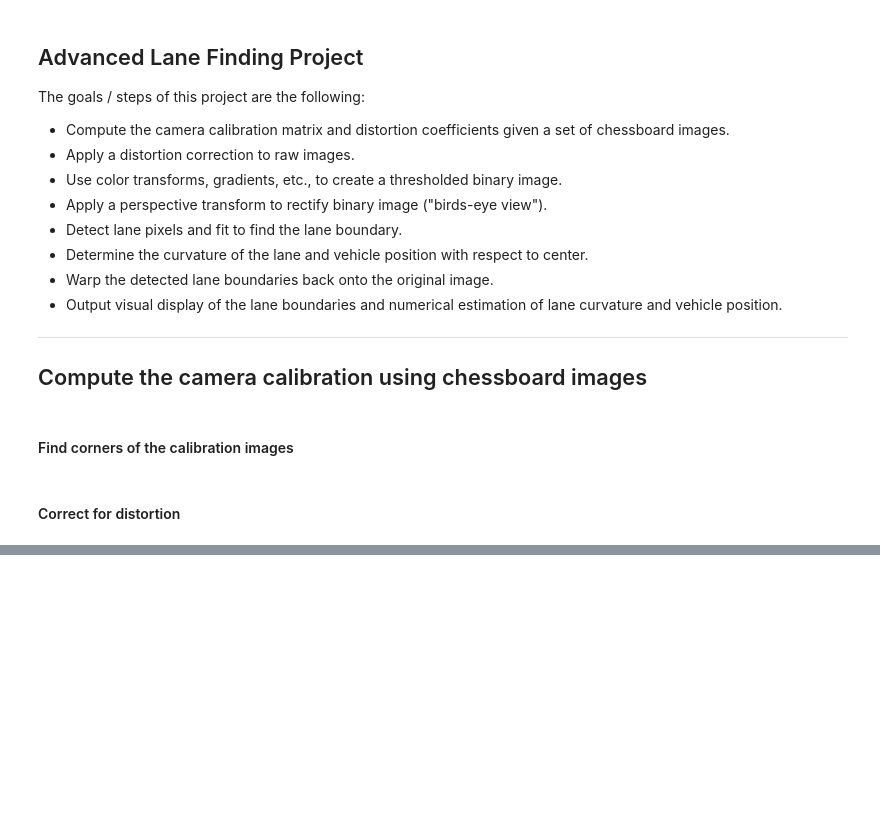
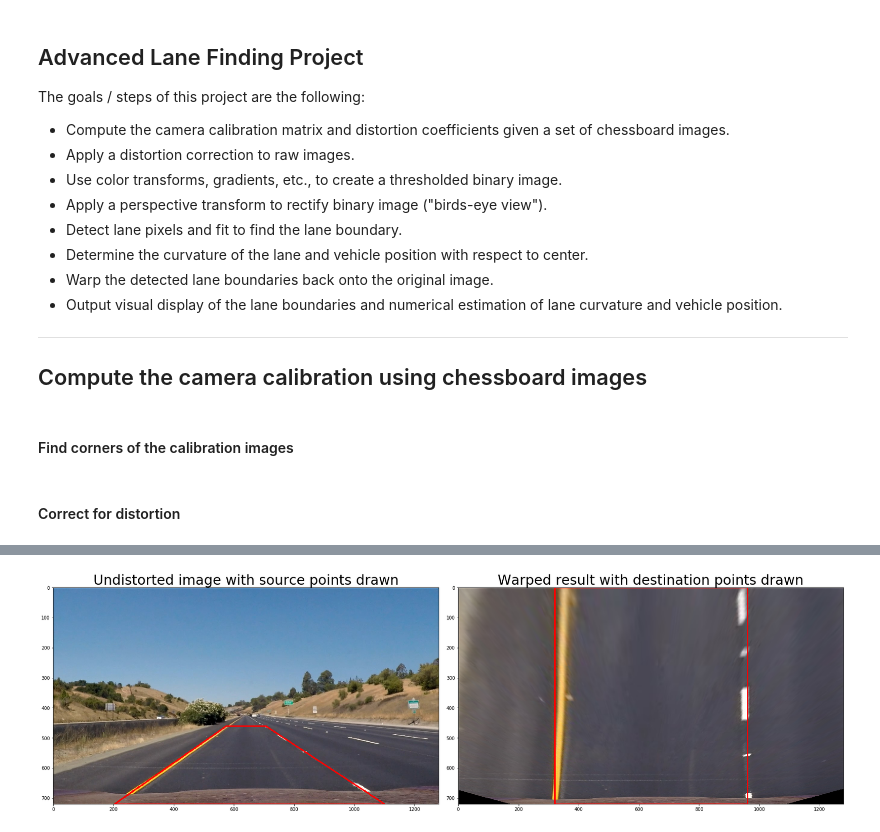
Before and after one commit to daniel-234/CarND-Advanced-Lane-Lines, a Jupyter notebook: advanced_lane_finding.ipynb, the cells around one changed output, grey strips where cells are left out. Saved outputs shown, nothing was run; the diff lists cells and outputs as text; code cells hidden in the pictures; blank space fills up the shorter version.

```diff
--- a/advanced_lane_finding.ipynb
+++ b/advanced_lane_finding.ipynb
@@ -95,0 +216,58 @@ plt.subplots_adjust(left=0., right=1, top=0.9, bottom=0.)
+# %%
+image_undist = mpimg.imread('./test_images/straight_lines1.jpg')
+
+img_size = (image_undist.shape[1], image_undist.shape[0])
+#print(image_undist.shape[1])
+#print(image_undist.shape[0])
+
+# Source and destination points
+src = np.float32(
+    [[(img_size[0] / 2 - 65), (img_size[1] / 2 + 100)],  # Top left
+    [(img_size[0] / 6 - 10), img_size[1]],  # Bottom left
+    [(img_size[0] * 5 / 6 + 35), img_size[1]],  # Bottom right
+    [(img_size[0] / 2 + 65), (img_size[1] / 2 + 100)]])  # Top right
+dst = np.float32(
+    [[(img_size[0] / 4), 0],  # Top left
+    [(img_size[0] / 4), img_size[1]],  # Bottom left
+    [(img_size[0] * 3 / 4), img_size[1]],  # Bottom right
+    [(img_size[0] * 3 / 4), 0]])  # Top right
+# %%
+# Define a perspective transform function
+def warper(img, src, dst):
+    # Given source and destination points, compute the perspective transform
+    M = cv2.getPerspectiveTransform(src, dst)
+    # Warp the image, given the perspective transform M
+    warped = cv2.warpPerspective(img, M, img_size, flags=cv2.INTER_LINEAR)
+
+    return warped
+
+warped_image = warper(image_undist, src, dst)
+
+# Line thickness
+line_thickness = 4
+
+# Draw lines in the original image
+cv2.line(image_undist, (src[0][0], src[0][1]), (src[1][0], src[1][1]), (255, 0, 0), thickness=line_thickness)
+cv2.line(image_undist, (src[1][0], src[1][1]), (src[2][0], src[2][1]), (255, 0, 0), thickness=line_thickness)
+cv2.line(image_undist, (src[2][0], src[2][1]), (src[3][0], src[3][1]), (255, 0, 0), thickness=line_thickness)
+cv2.line(image_undist, (src[3][0], src[3][1]), (src[0][0], src[0][1]), (255, 0, 0), thickness=line_thickness)
+# Draw lines in the warped image
+cv2.line(warped_image, (dst[0][0], dst[0][1]), (dst[1][0], dst[1][1]), (255, 0, 0), thickness=line_thickness)
+cv2.line(warped_image, (dst[1][0], dst[1][1]), (dst[2][0], dst[2][1]), (255, 0, 0), thickness=line_thickness)
+cv2.line(warped_image, (dst[2][0], dst[2][1]), (dst[3][0], dst[3][1]), (255, 0, 0), thickness=line_thickness)
+cv2.line(warped_image, (dst[3][0], dst[3][1]), (dst[0][0], dst[0][1]), (255, 0, 0), thickness=line_thickness)
+
+# Plot the result
+f, (ax1, ax2) = plt.subplots(1, 2, figsize=(24, 9))
+f.tight_layout()
+
+ax1.imshow(image_undist)
+ax1.set_title('Undistorted image with source points drawn', fontsize=30)
+
+ax2.imshow(warped_image)
+ax2.set_title('Warped result with destination points drawn', fontsize=30)
+plt.subplots_adjust(left=0., right=1, top=0.9, bottom=0.)
+
+f.savefig("output_images/warped_straight_lines.jpg")
+# %% [output]
+[figure, added]
```
Also changed, not shown: parts of 6 cells of this notebook, 5 other files.
